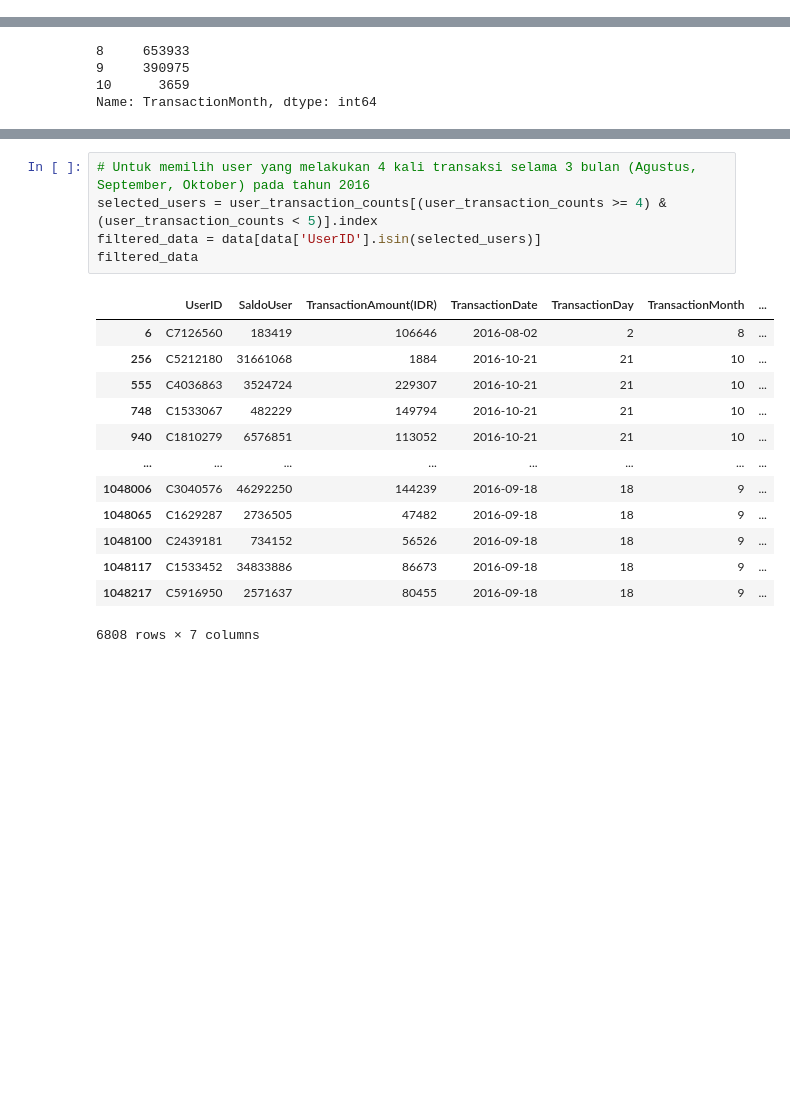
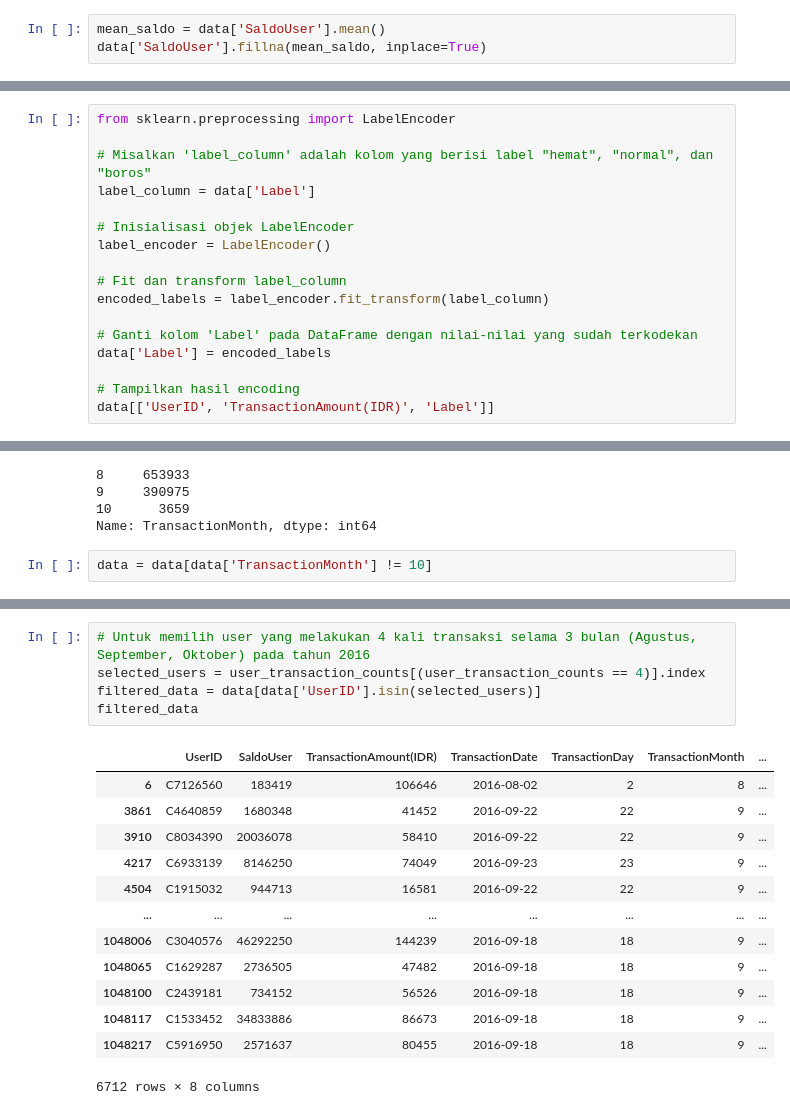
Before and after one commit to alouvre/CapstoneNeeds, a Jupyter notebook: Data_Collecting_FiturPrediksiPolaPengeluaranUser.ipynb, the cells around one changed output, grey strips where cells are left out. Saved outputs shown, nothing was run; the diff lists cells and outputs as text; blank space fills up the shorter version.

```diff
--- a/Data_Collecting_FiturPrediksiPolaPengeluaranUser.ipynb
+++ b/Data_Collecting_FiturPrediksiPolaPengeluaranUser.ipynb
@@ -127,0 +150,3 @@ memory usage: 32.0+ MB
+# %%
+mean_saldo = data['SaldoUser'].mean()
+data['SaldoUser'].fillna(mean_saldo, inplace=True)
@@ -193,0 +303,17 @@ data.head()
+# %%
+from sklearn.preprocessing import LabelEncoder
+
+# Misalkan 'label_column' adalah kolom yang berisi label "hemat", "normal", dan "boros"
+label_column = data['Label']
+
+# Inisialisasi objek LabelEncoder
+label_encoder = LabelEncoder()
+
+# Fit dan transform label_column
+encoded_labels = label_encoder.fit_transform(label_column)
+
+# Ganti kolom 'Label' pada DataFrame dengan nilai-nilai yang sudah terkodekan
+data['Label'] = encoded_labels
+
+# Tampilkan hasil encoding
+data[['UserID', 'TransactionAmount(IDR)', 'Label']]
@@ -207,3 +374,5 @@ data['TransactionMonth'].value_counts()
 9     390975
 10      3659
 Name: TransactionMonth, dtype: int64
+# %%
+data = data[data['TransactionMonth'] != 10]
@@ -275,21 +458,21 @@ filtered_data
 # %%
 # Untuk memilih user yang melakukan 4 kali transaksi selama 3 bulan (Agustus, September, Oktober) pada tahun 2016
-selected_users = user_transaction_counts[(user_transaction_counts >= 4) & (user_transaction_counts < 5)].index
+selected_users = user_transaction_counts[(user_transaction_counts == 4)].index
 filtered_data = data[data['UserID'].isin(selected_users)]
 filtered_data
 # %% [output]
 |  | UserID | SaldoUser | TransactionAmount(IDR) | TransactionDate | TransactionDay | TransactionMonth | ... |
 | 6 | C7126560 | 183419 | 106646 | 2016-08-02 | 2 | 8 | ... |
-| 256 | C5212180 | 31661068 | 1884 | 2016-10-21 | 21 | 10 | ... |
-| 555 | C4036863 | 3524724 | 229307 | 2016-10-21 | 21 | 10 | ... |
-| 748 | C1533067 | 482229 | 149794 | 2016-10-21 | 21 | 10 | ... |
-| 940 | C1810279 | 6576851 | 113052 | 2016-10-21 | 21 | 10 | ... |
+| 3861 | C4640859 | 1680348 | 41452 | 2016-09-22 | 22 | 9 | ... |
+| 3910 | C8034390 | 20036078 | 58410 | 2016-09-22 | 22 | 9 | ... |
+| 4217 | C6933139 | 8146250 | 74049 | 2016-09-23 | 23 | 9 | ... |
+| 4504 | C1915032 | 944713 | 16581 | 2016-09-22 | 22 | 9 | ... |
 | ... | ... | ... | ... | ... | ... | ... | ... |
 | 1048006 | C3040576 | 46292250 | 144239 | 2016-09-18 | 18 | 9 | ... |
 | 1048065 | C1629287 | 2736505 | 47482 | 2016-09-18 | 18 | 9 | ... |
 | 1048100 | C2439181 | 734152 | 56526 | 2016-09-18 | 18 | 9 | ... |
 | 1048117 | C1533452 | 34833886 | 86673 | 2016-09-18 | 18 | 9 | ... |
 | 1048217 | C5916950 | 2571637 | 80455 | 2016-09-18 | 18 | 9 | ... |
-6808 rows × 7 columns
+6712 rows × 8 columns
 # %%
 # Untuk memilih user yang melakukan 5 kali transaksi selama 3 bulan (Agustus, September, Oktober) pada tahun 2016
```
Also changed, not shown: parts of 51 cells of this notebook.
